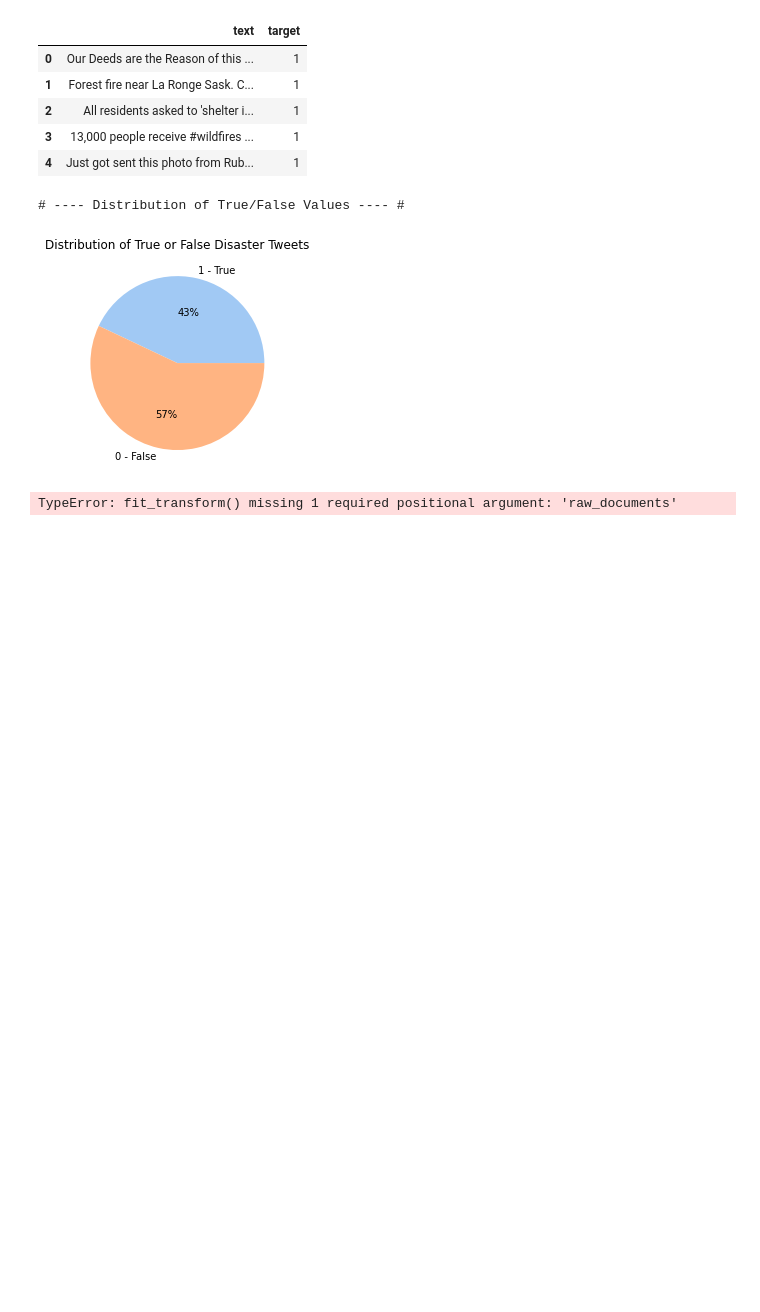
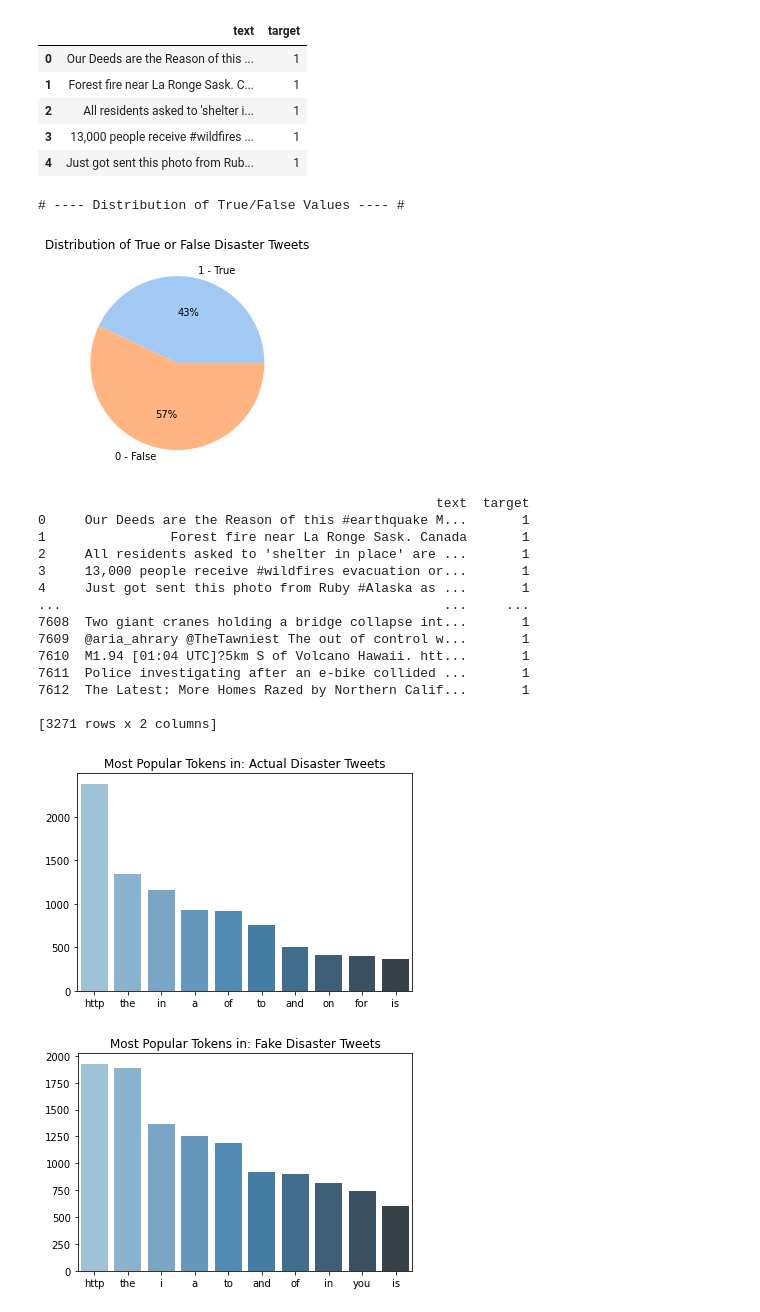
Before and after one commit to tenzinmigmar/disaster-tweet-text-classification, a Jupyter notebook: exploration_and_visualization.ipynb, the cells around one changed output. Drawn from its saved outputs; the diff is of its cells as text; code cells hidden in the pictures; blank space fills up the shorter version.

```diff
--- a/exploration_and_visualization.ipynb
+++ b/exploration_and_visualization.ipynb
@@ -40,12 +41,48 @@ plt.show()
 # %% [output]
 # ---- Distribution of True/False Values ---- #
 [figure]
-# %%
-from sklearn.feature_extraction.text import CountVectorizer
-
-corpus = ["hiii there", "my name is", "lol thats not funny"]
-cv = CountVectorizer
-X = cv.fit_transform(corpus)
-print(X)
-# %% [output]
-TypeError: fit_transform() missing 1 required positional argument: 'raw_documents'
+# %%
+df_real = df[df['target'] == 1]
+df_fake = df[df['target'] == 0]
+
+print(df_real)
+
+def create_tokens(df, type):
+    new_list = list(word_tokenize(tweet.lower()) for tweet in df['text'])
+    if type == 'words':
+        flat = [token for sublist in new_list for token in sublist if token.isalnum()]
+    else:
+        flat = [token for sublist in new_list for token in sublist if not token.isalnum()]
+    return flat
+
+real_word_tokens = create_tokens(df_real, "words")
+fake_word_tokens = create_tokens(df_fake, "words")
+
+def most_popular(tokens, title):
+    counts = Counter(tokens).most_common(10)
+    x = [feature[0] for feature in counts]
+    y = [feature[1] for feature in counts]
+
+    sns.barplot(x, y, palette="Blues_d")
+    plt.title("Most Popular Tokens in: " + title)
+    plt.show()
+
+most_popular(real_word_tokens, 'Actual Disaster Tweets')
+most_popular(fake_word_tokens, 'Fake Disaster Tweets')
+# %% [output]
+                                                   text  target
+0     Our Deeds are the Reason of this #earthquake M...       1
+1                Forest fire near La Ronge Sask. Canada       1
+2     All residents asked to 'shelter in place' are ...       1
+3     13,000 people receive #wildfires evacuation or...       1
+4     Just got sent this photo from Ruby #Alaska as ...       1
+...                                                 ...     ...
+7608  Two giant cranes holding a bridge collapse int...       1
+7609  @aria_ahrary @TheTawniest The out of control w...       1
+7610  M1.94 [01:04 UTC]?5km S of Volcano Hawaii. htt...       1
+7611  Police investigating after an e-bike collided ...       1
+7612  The Latest: More Homes Razed by Northern Calif...       1
+
+[3271 rows x 2 columns]
+[figure, added]
+[figure, added]
```
Also changed, not shown: parts of 4 cells of this notebook.
